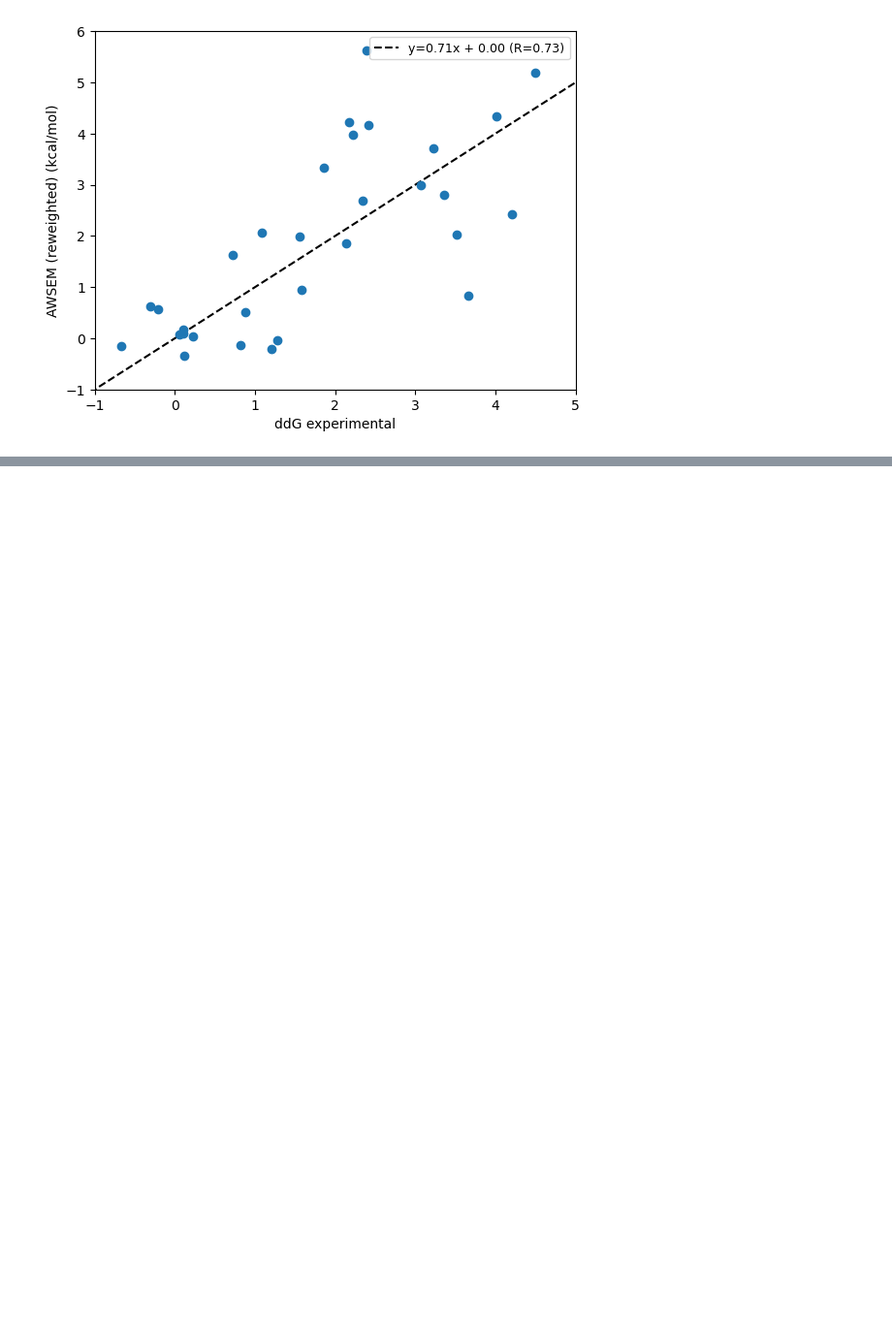
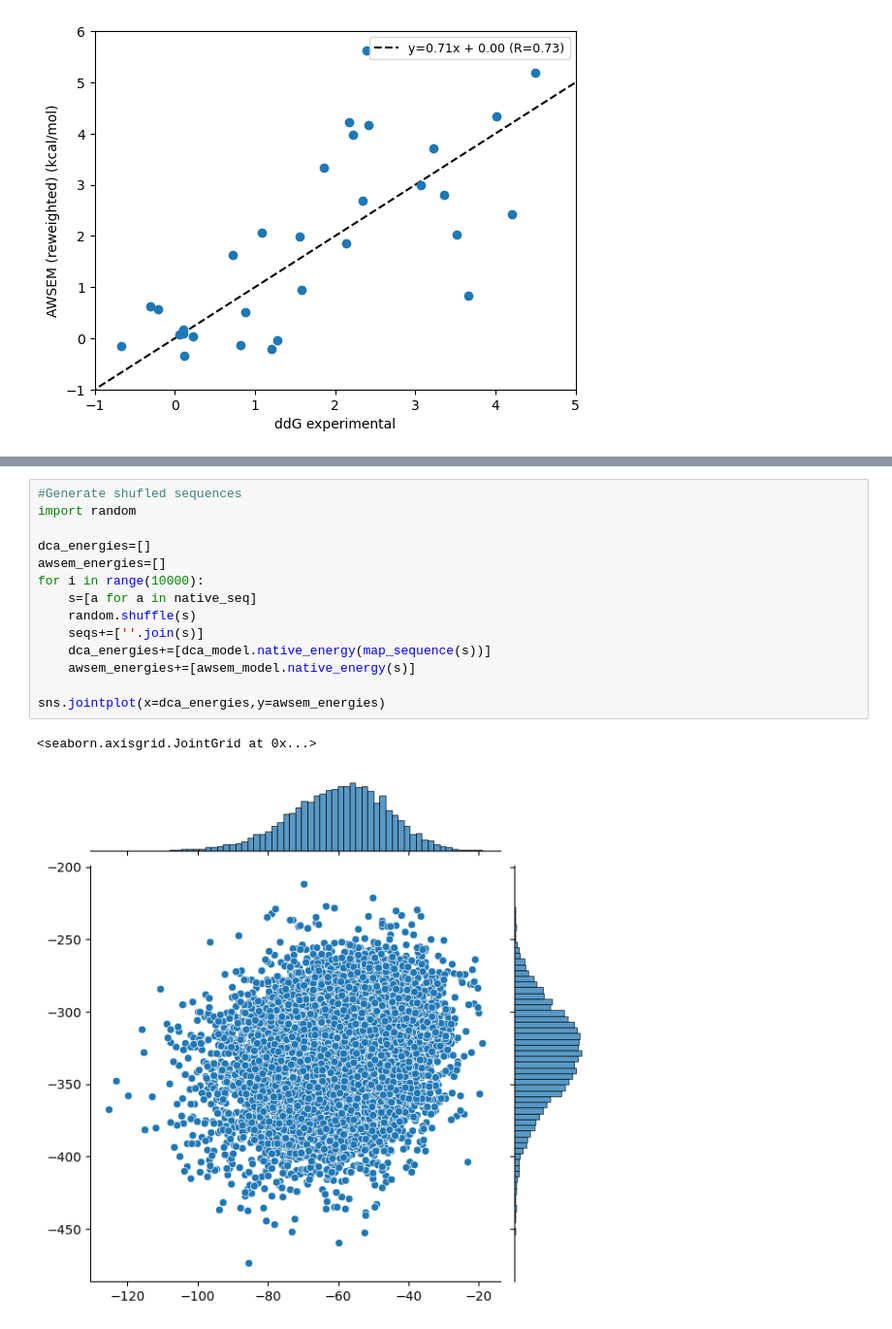
Before and after one commit to HanaJaafari/Frustratometer, a Jupyter notebook: examples/PDZ.ipynb, the cells around one changed output, grey strips where cells are left out. Shown at 97% size. Cells and saved outputs as stored; diff of their text form; blank space fills up the shorter version.

```diff
--- a/examples/PDZ.ipynb
+++ b/examples/PDZ.ipynb
@@ -76,0 +161,17 @@ To use the future default and silence this warning we advise to pass `rcond=None
+# %%
+#Generate shufled sequences
+import random
+
+dca_energies=[]
+awsem_energies=[]
+for i in range(10000):
+    s=[a for a in native_seq]
+    random.shuffle(s)
+    seqs+=[''.join(s)]
+    dca_energies+=[dca_model.native_energy(map_sequence(s))]
+    awsem_energies+=[awsem_model.native_energy(s)]
+
+sns.jointplot(x=dca_energies,y=awsem_energies)
+# %% [output]
+<seaborn.axisgrid.JointGrid at 0x...>
+[figure, added]
```
Also changed, not shown: parts of 8 cells of this notebook.
